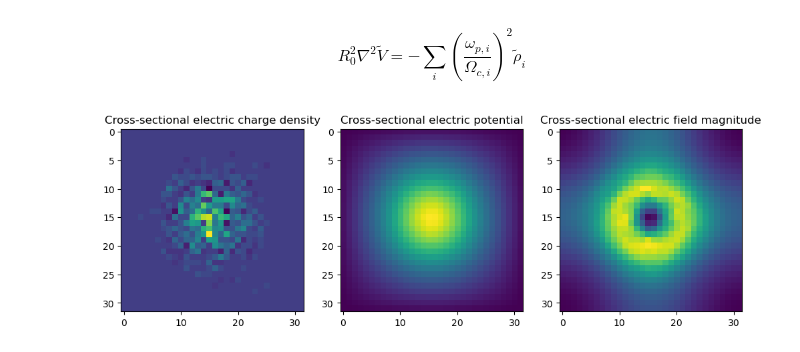
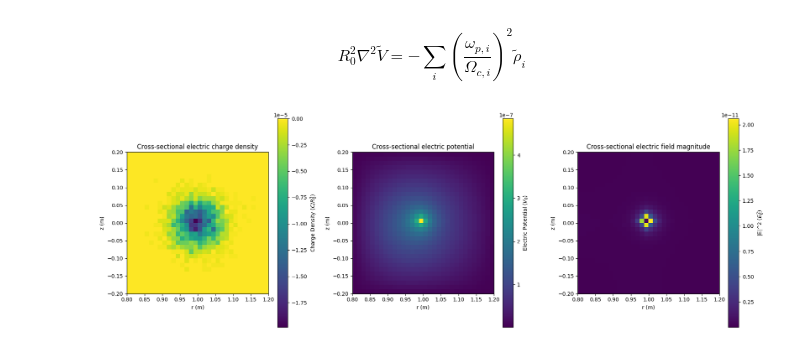
Before and after one commit to nerdie01/PHYS6260Final, a Jupyter notebook: main.ipynb, the cells around one changed output. Drawn from its saved outputs; the diff is of its cells as text; code cells hidden in the pictures.

Commit message:
More comments + plotting changes

```diff
--- a/main.ipynb
+++ b/main.ipynb
@@ -16,7 +16,8 @@ kB = 1.3806503e-23 # boltzmann constant
 q = 1.60217733e-19 # fundamental charge
 eps0 = 8.85418782e-12 # epsilon0
 mu0 = 1.256637061e-6 # mu0
-mp, me = 2*1.672621925e-27, 9.1093837139e-31 # makes average 1
+
+mp, me = 2*1.672621925e-27, 9.1093837139e-31
 
 c = 1 / jnp.sqrt(mu0 * eps0)
 
@@ -25,11 +26,11 @@ r_min, r_max = 0.8, 1.2
 z_min, z_max = -0.2, 0.2
 
 #Temperature, Magnetic, Num Particles, R0
-R0 = (r_max - r_min) # characteristic length
-clustering = 25.0 * R0 # how localized the normal distirbution is. earthbound music plays
+R0 = (r_max - r_min) # length of the cylinder disk
+clustering = 25.0 * R0 # how localized the normal distirbution is.
 
 N0 = 1e14 # number of particles in plasma
-ionization = .50 # percentage of protons to electrons
+ionization = .001 # percentage of protons to electrons
 
 B0 = 1 # background B field
 T0 = 400000 # initial characteristic temperature
@@ -40,11 +41,12 @@ N_p0 = ionization * N0 # number of protons
 N_e = int(N_e0 * sim_prop) # number of electrons to simulate
 N_p = int(N_p0 * sim_prop) # number of protons to simulate
 
-v0 = jnp.sqrt(2*kB*T0/(mp+me)) # characteristic velocity
+v0 = jnp.sqrt(kB*T0/me) # characteristic velocity for an electron. proton is going to be off, but whatever
 
 # Charecteristic scales
-t0 = R0 / v0 # characteristic timescale
-E0 = v0 * B0 # characteristic E field
+t0 = me / (q * B0) # characteristic timescale
+E0 = v0 * B0 # characteristic E field'
+L0 = v0 * t0 # characteristic length scale, will be used to update positions but not for the grid itself
 V0 = E0 * R0 # characteristic electric potential
 
 
@@ -65,6 +67,9 @@ print("Proton plasma frequency: ", plasma_freq_p)
 print("Electron plasma frequency: ", plasma_freq_e)
 print("Proton gyrofrequency: ", gyro_freq_p)
 print("Electron gyrofrequency: ", gyro_freq_e)
+print("Time scale: ", t0)
+print("velocity scale: ", v0)
+print("length scale:n ", L0)
 
 seed = 42
 key = jax.random.PRNGKey(seed)
@@ -280,39 +317,53 @@ def curl(A_r, A_theta, A_z):
     B_r = dAz_dtheta / r - dAth_dz
     B_theta = dAr_dz - dAz_dr
     B_z = dAth_dr + A_theta / r - dAr_dtheta / r
 
     return B_r, B_theta, B_z
 
 def solve_poisson(f, tol=1e-16, max_iter=1000):
     A_op = lambda phi: -laplacian(phi)
     b_vec = -f
 
     x0 = jnp.zeros_like(f)
 
     return conjugate_gradient(A_op, b_vec, x0, tol=tol, max_iter=max_iter)
 
 # i don't feel super good about how i nondimensionalized this, so someone please check it
 # in particular, not sure whether i should multiply/divide the laplacian by the R_0^2 that came out during nondimensionalization
 
 poisson_sol_coef_p = -(plasma_freq_p / gyro_freq_p)**2
 poisson_sol_coef_e = -(plasma_freq_e / gyro_freq_e)**2
 poisson_sol = (poisson_sol_coef_p * compute_density(x_p[0,:,:], q) + poisson_sol_coef_e * compute_density(x_e[0,:,:], -q)) / (rho0)
 
-fig, ax = plt.subplots(1,3, figsize=(12,12))
-ax[0].imshow((compute_density(x_p[0,:,:], q) + compute_density(x_e[0,:,:], -q))[:,0,:])
+fig, ax = plt.subplots(1,3, figsize=(18,6))
+
+rho_slice = (compute_density(x_p[0,:,:], q) + compute_density(x_e[0,:,:], -q))[:,0,:].T
+im0 = ax[0].imshow(rho_slice, origin='lower', extent=[r_min, r_max, z_min, z_max])
 ax[0].set_title("Cross-sectional electric charge density")
+ax[0].set_xlabel("r (m)")
+ax[0].set_ylabel("z (m)")
+fig.colorbar(im0, ax=ax[0], label="Charge Density ($C / R_0^3$)")
 
 V = solve_poisson(poisson_sol)
-ax[1].imshow(V[:,0,:])
+V_slice = V[:,0,:].T
+im1 = ax[1].imshow(V_slice, origin='lower', extent=[r_min, r_max, z_min, z_max])
 ax[1].set_title("Cross-sectional electric potential")
+ax[1].set_xlabel("r (m)")
+ax[1].set_ylabel("z (m)")
+fig.colorbar(im1, ax=ax[1], label="Electric Potential ($V_0$)")
 
 E = grad(V)
+E_slice = (E[0]**2 + E[1]**2 + E[2]**2)[:,0,:].T
+im2 = ax[2].imshow(E_slice, origin='lower', extent=[r_min, r_max, z_min, z_max])
+ax[2].set_title("Cross-sectional electric field magnitude")
+ax[2].set_xlabel("r (m)")
+ax[2].set_ylabel("z (m)")
+fig.colorbar(im2, ax=ax[2], label="|E|^2 ($E_0^2$)")
 
-ax[2].imshow((E[0]**2 + E[1]**2 + E[2]**2)[:,0,:])
-ax[2].set_title("Cross-sectional electric field magnitude")
+plt.tight_layout()
 plt.show()
 # %% [output]
-[figure, old version]
+[figure, new version]
 # %%
 # also worth checking, the B field is way stronger than i would expect even though im p sure i nondimensionalized everything correctly
 # there might be missing R_0 and R_0^2 terms again...
```
Also changed, not shown: parts of 3 cells of this notebook.
